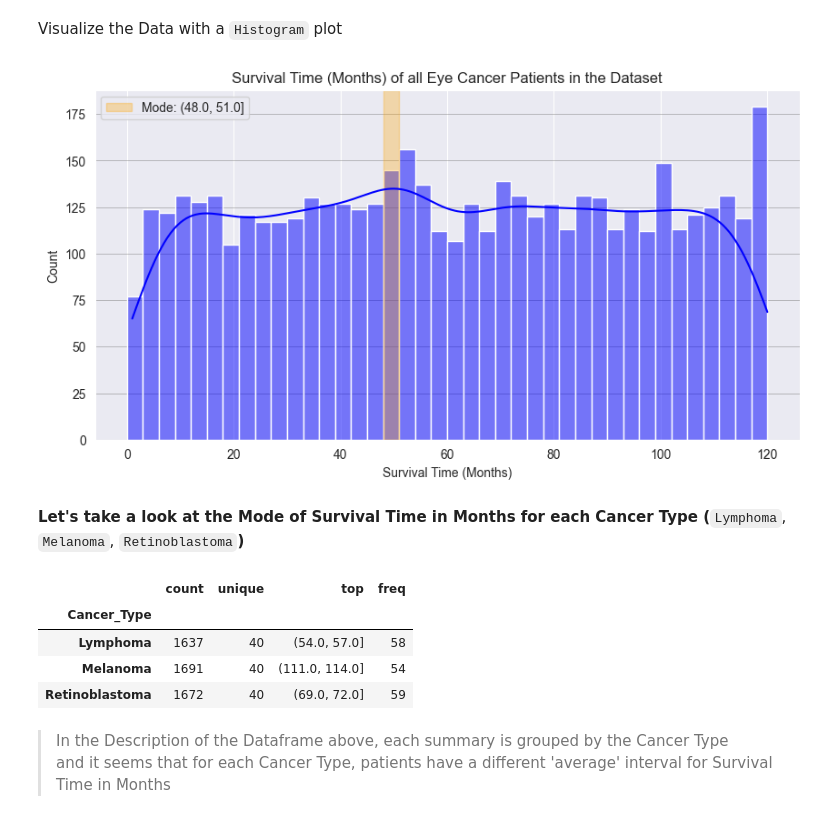
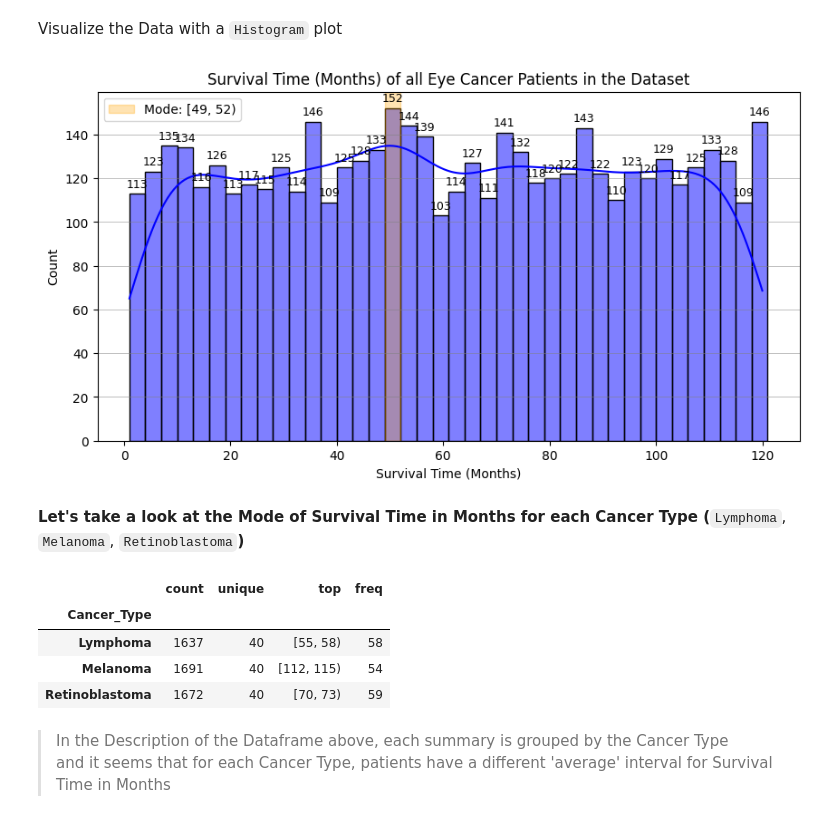
Before and after one commit to Kamote35/CSMODEL-S20-pandas-Salle-, a Jupyter notebook: [CSMODEL]Pandas_Salle_WithExplanations(Visualizations).ipynb, the cells around one changed output. Drawn from its saved outputs; the diff is of its cells as text; code cells hidden in the pictures.

Commit message:
fixed plots

```diff
--- a/[CSMODEL]Pandas_Salle_WithExplanations(Visualizations).ipynb
+++ b/[CSMODEL]Pandas_Salle_WithExplanations(Visualizations).ipynb
@@ -136,8 +222,8 @@ To visualize if survival time varies with the cancer type, let's use a histogram
 First, let us bin the Survival Time in Months so that it would be easier to interpret.
 # %%
 # Bin into 41 baskets the Survival Times
-bins = np.linspace(0,120,41)
-eye_cancer_df['Survival_Quantile'] = pd.cut(eye_cancer_df['Survival_Time_Months'], bins=bins)
+bins = np.arange(1, 122, 3)
+eye_cancer_df['Survival_Quantile'] = pd.cut(eye_cancer_df['Survival_Time_Months'], bins=bins, right=False, include_lowest=True)
 
 # View the New Binned Series in ascending order (From 0 Months to 120 Months)
 eye_cancer_df[['Survival_Quantile', 'Survival_Time_Months']]
@@ -171,20 +257,25 @@ Visualize the Data with a `Histogram` plot
 # %%
 mode_interval = eye_cancer_df['Survival_Quantile'].mode()[0]
 
 plt.figure(figsize=(10, 5))
-sns.histplot(data=eye_cancer_df, x='Survival_Time_Months', bins=bins, kde=True, color='blue')
+ax = sns.histplot(data=eye_cancer_df, x='Survival_Time_Months', bins=bins, kde=True, color='blue')
 plt.grid(True, axis='y', color='gray', linestyle='-', linewidth=0.7, alpha=0.5)
 
 # Highlight the mode interval
 plt.axvspan(mode_interval.left, mode_interval.right, color='orange', alpha=0.3, label=f'Mode: {mode_interval}')
+
+
+for container in ax.containers:
+    ax.bar_label(container, fontsize=9, padding=3)
+    ax.bar_label
 
 plt.title('Survival Time (Months) of all Eye Cancer Patients in the Dataset')
 plt.xlabel('Survival Time (Months)')
 plt.ylabel('Count')
 plt.legend()
 plt.show()
 # %% [output]
-[figure, old version]
+[figure, new version]
 # %% [markdown]
 **Let's take a look at the Mode of Survival Time in Months for each Cancer Type (**`Lymphoma`, `Melanoma`, `Retinoblastoma`**)**
 # %%
@@ -192,9 +283,9 @@ eye_cancer_df.groupby('Cancer_Type')['Survival_Quantile'].describe()
 # %% [output]
 |  | count | unique | top | freq |
 | Cancer_Type |  |  |  |  |
-| Lymphoma | 1637 | 40 | (54.0, 57.0] | 58 |
-| Melanoma | 1691 | 40 | (111.0, 114.0] | 54 |
-| Retinoblastoma | 1672 | 40 | (69.0, 72.0] | 59 |
+| Lymphoma | 1637 | 40 | [55, 58) | 58 |
+| Melanoma | 1691 | 40 | [112, 115) | 54 |
+| Retinoblastoma | 1672 | 40 | [70, 73) | 59 |
 # %% [markdown]
 > In the Description of the Dataframe above, each summary is grouped by the Cancer Type <br>
 > and it seems that for each Cancer Type, patients have a different 'average' interval for Survival Time in Months
```
Also changed, not shown: parts of 9 cells of this notebook.
